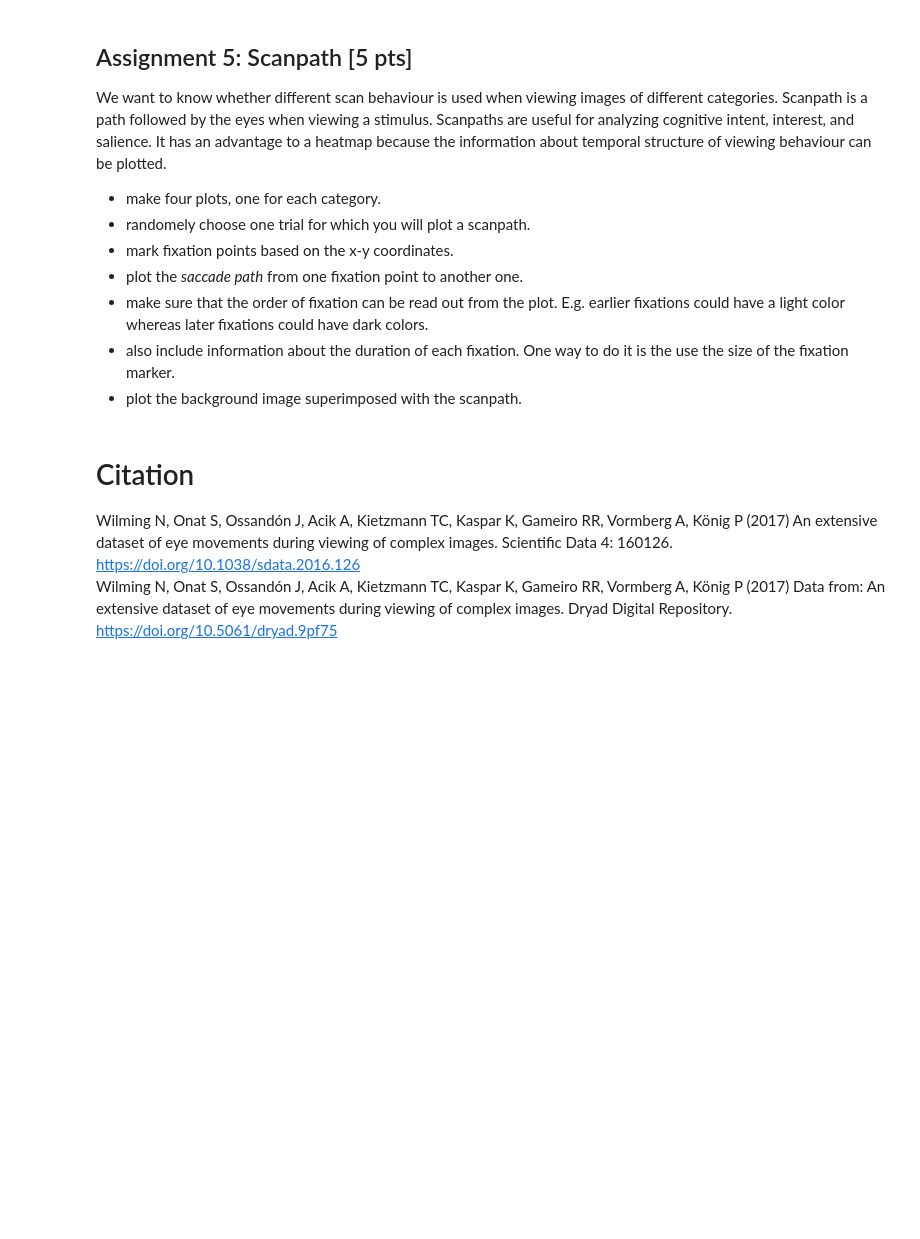
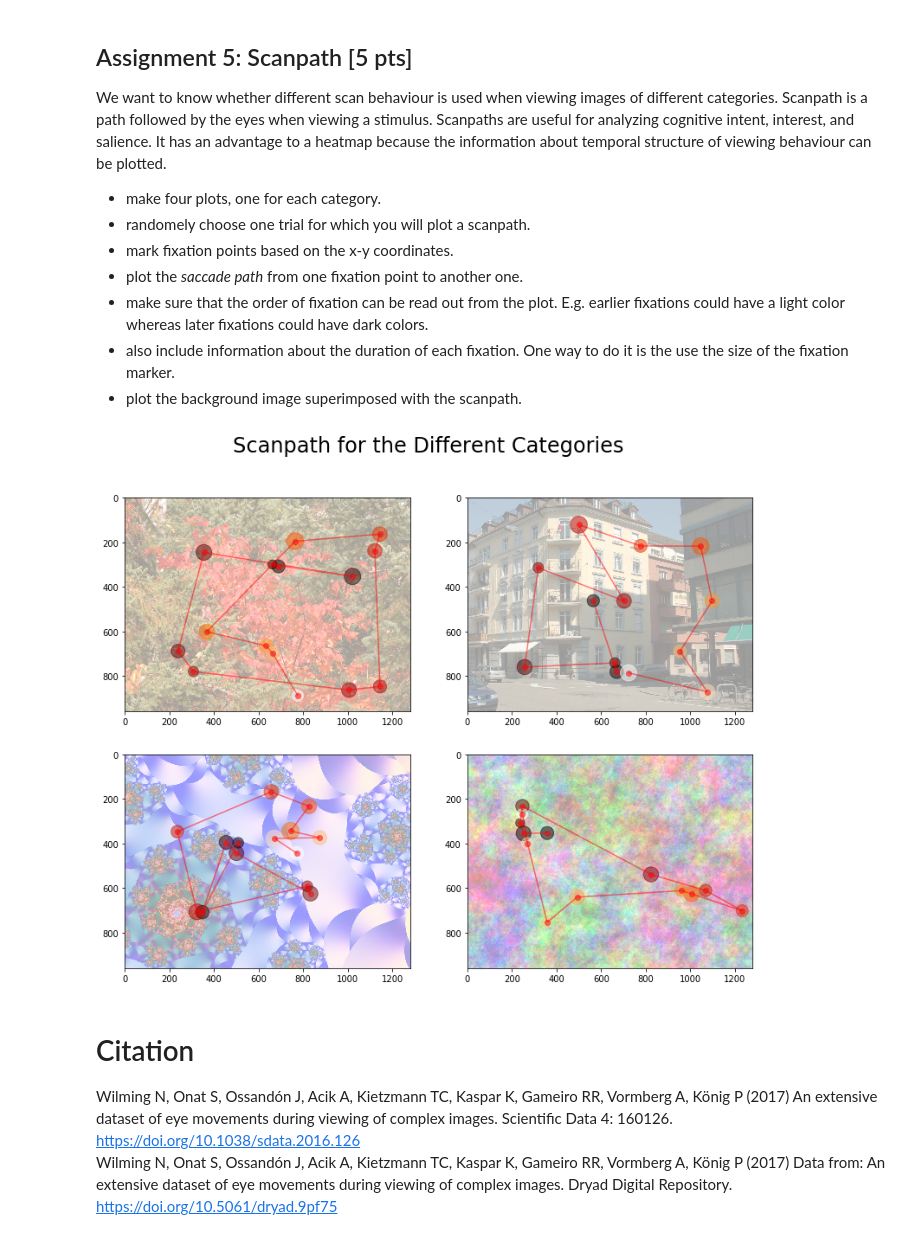
Before and after one commit to NBP-ACC/week-7-acc_01, a Jupyter notebook: Sheet05.ipynb, the cells around one changed output. Cells and saved outputs as stored; diff of their text form; code cells hidden in the pictures; blank space fills up the shorter version.

```diff
--- a/Sheet05.ipynb
+++ b/Sheet05.ipynb
@@ -660,3 +500,68 @@ def draw_display(dispsize, imagefile=None):
+# %%
+# define a function for plotting scanpath
+def scanpath(ax, category):
+    '''This function takes the category and plots a scanmap
+    on the taken argument 'ax' axis.
+    '''
+
+
+# Because of a few missing files and a lot of missing trials
+# due to pre-processing data, there's a good chance we need to
+# repeat this random trial-picking procedure, so it seemss
+# efficient to define a function for  ¯\_(ツ)_/¯
+    def pick_random_trial(category):
+        '''The function takes a category and returns a random
+        file address and its corresponding trial index.
+        '''
+        # pick a random image
+        random_file = random.choice(np.arange(1,65))
+        # set the path to image
+        img_address = str(PATH + '/datas/' + str(category) + '/' + str(random_file) + '.png')
+        # pick a random subject
+        random_subject = random.choice(np.arange(1,85))
+        # set the index for that particular trial
+        sub_trial = random_subject * 1000 + random_file
+
+        return img_address, sub_trial
+
+
+    # define a loop for picking random trial till we find an available one
+    available_file_and_trial = False
+    while(not available_file_and_trial):
+        try:
+            img_address, sub_trial = pick_random_trial(category)
+            file_open = open(img_address, 'r')
+            if sub_trial in df_clean.sub_trial.values:
+                available_file_and_trial = True
+        except FileNotFoundError:
+            pass
+
+    # plot the image
+    imag = plt.imread(img_address)
+    ax.imshow(imag, alpha=.4)
+
+    # extract the fixation data for that trial
+    df_trial = df_clean[df_clean.sub_trial == sub_trial]
+
+    # plot fixation points
+    ax.scatter(df_trial.x, df_trial.y, c=df_trial.fix, s=df_trial.duration, alpha=.5, cmap='gist_heat')
+
+    # plot the saccades by drawing lines between fixation points
+    df_trial.sort_values('fix') # sort data based on fixation ordinal numbers
+    ax.plot(df_trial.x, df_trial.y, 'ro-', alpha=.5) # and plot them
+
+
+# make 4 subplots and a title
+figs, axes = plt.subplots(nrows=2, ncols=2, figsize=(13,10))
+figs.suptitle('Scanpath for the Different Categories', fontsize=24)
+
+# and plot scanpath for four categories
+scanpath(axes[0,0], 7)
+scanpath(axes[0,1], 8)
+scanpath(axes[1,0], 10)
+scanpath(axes[1,1], 11)
+# %% [output]
+[figure, added]
 # %% [markdown]
 # Citation
 Wilming N, Onat S, Ossandón J, Acik A, Kietzmann TC, Kaspar K, Gameiro RR, Vormberg A, König P (2017) An extensive dataset of eye movements during viewing of complex images. Scientific Data 4: 160126. https://doi.org/10.1038/sdata.2016.126
```
Also changed, not shown: parts of 6 cells of this notebook.
